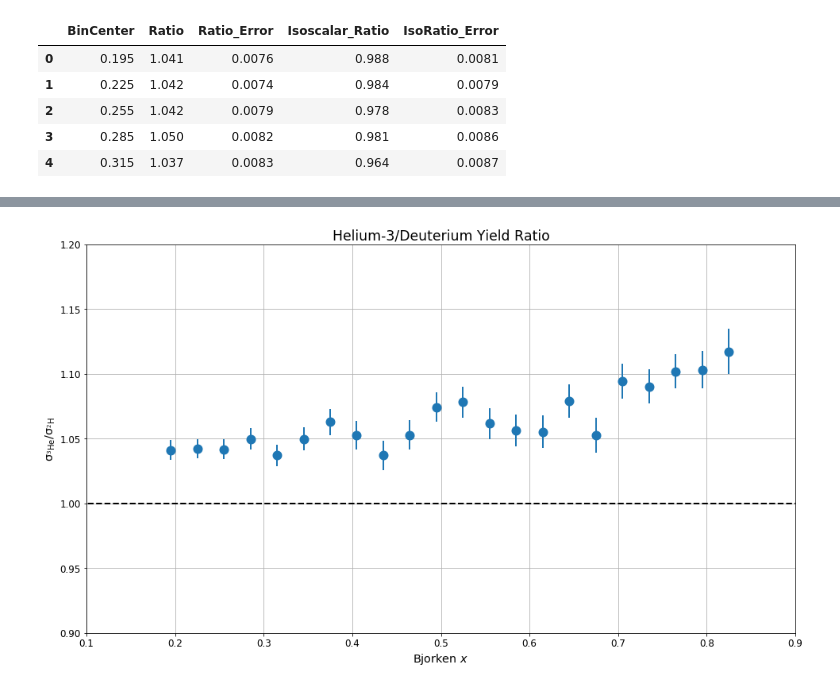
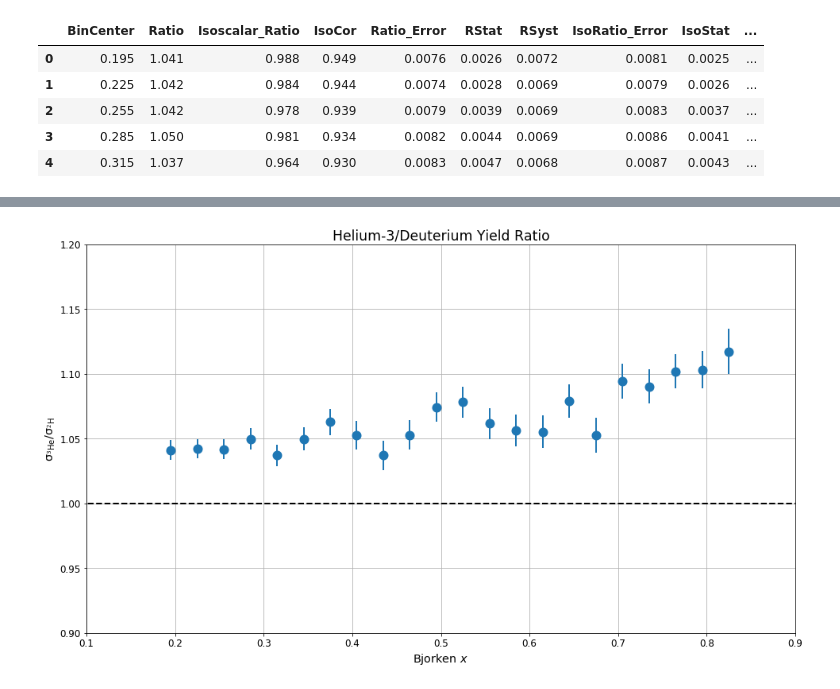
Before and after one commit to TJHague/Tritium-Analysis, a Jupyter notebook: emc/Python/Results_Plots.ipynb, the cells around one changed output, grey strips where cells are left out. Cells and saved outputs as stored; diff of their text form; code cells hidden in the pictures.

```diff
--- a/emc/Python/Results_Plots.ipynb
+++ b/emc/Python/Results_Plots.ipynb
@@ -3,7 +3,7 @@ import numpy as np
 import pandas as pd
 import matplotlib.pyplot as plt
 # %%
-inf = 'test/'
+inf = 'test_stat/'
 norm = 1.028
 
 emc = pd.read_csv(inf + "dataframes/final/He3_H2.csv", index_col = 0)
@@ -27,22 +27,38 @@ emc.head()
 # %%
-no_norm_out = emc[['BinCenter', 'Ratio', 'Isoscalar_Ratio', 'RelRatioError', 'RelIsoscalarRatioError']].copy()
+no_norm_out = emc[['BinCenter', 'Ratio', 'Isoscalar_Ratio', 'RelRatioError', 'RelIsoscalarRatioError','RelStat','RelSyst','IsoCorError','He3RC','H2RC','IsoCor']].copy()
 no_norm_out['Ratio_Error'] = no_norm_out.apply(lambda x: x.Ratio*x.RelRatioError, axis=1)
+no_norm_out['RStat'] = no_norm_out.apply(lambda x: x.Ratio*x.RelStat, axis=1)
+no_norm_out['RSyst'] = no_norm_out.apply(lambda x: x.Ratio*x.RelSyst, axis=1)
 no_norm_out['IsoRatio_Error'] = no_norm_out.apply(lambda x: x.Isoscalar_Ratio*x.RelIsoscalarRatioError, axis=1)
-no_norm_out = no_norm_out[['BinCenter', 'Ratio', 'Ratio_Error','Isoscalar_Ratio', 'IsoRatio_Error']].copy()
+no_norm_out['IsoStat'] = no_norm_out.apply(lambda x: x.Isoscalar_Ratio*x.RelStat, axis=1)
+no_norm_out['IsoSyst'] = no_norm_out.apply(lambda x: x.Isoscalar_Ratio*x.RelSyst, axis=1)
+no_norm_out['IsoCorErr'] = no_norm_out.apply(lambda x: x.Isoscalar_Ratio*x.IsoCorError, axis=1)
+
+no_norm_out['RC'] = no_norm_out.apply(lambda x: np.around(x.He3RC/x.H2RC, decimals=3), axis=1)
+
+no_norm_out = no_norm_out.drop(columns = ['RelRatioError', 'RelIsoscalarRatioError', 'RelStat', 'RelSyst', 'IsoCorError', 'He3RC', 'H2RC'])
 
 no_norm_out.Ratio = no_norm_out.apply(lambda x: np.around(x.Ratio, decimals=3) if x.Ratio_Error*100<=1 else np.around(x.Ratio, decimals=3), axis=1)
 no_norm_out.Isoscalar_Ratio = no_norm_out.apply(lambda x: np.around(x.Isoscalar_Ratio, decimals=3) if x.IsoRatio_Error*100<=1 else np.around(x.Isoscalar_Ratio, decimals=3), axis=1)
 no_norm_out.Ratio_Error = no_norm_out.Ratio_Error.apply(lambda x: np.around(x, decimals=4) if x*100<=1 else np.around(x, decimals=3))
 no_norm_out.IsoRatio_Error = no_norm_out.IsoRatio_Error.apply(lambda x: np.around(x, decimals=4) if x*100<=1 else np.around(x, decimals=3))
 
+no_norm_out.RStat = no_norm_out.RStat.apply(lambda x: np.around(x, decimals=4) if x*100<=1 else np.around(x, decimals=3))
+no_norm_out.RSyst = no_norm_out.RSyst.apply(lambda x: np.around(x, decimals=4) if x*100<=1 else np.around(x, decimals=3))
+no_norm_out.IsoStat = no_norm_out.IsoStat.apply(lambda x: np.around(x, decimals=4) if x*100<=1 else np.around(x, decimals=3))
+no_norm_out.IsoSyst = no_norm_out.IsoSyst.apply(lambda x: np.around(x, decimals=4) if x*100<=1 else np.around(x, decimals=3))
+no_norm_out.IsoCorErr = no_norm_out.IsoCorErr.apply(lambda x: np.around(x, decimals=4) if x*100<=1 else np.around(x, decimals=3))
+
+no_norm_out.IsoCor = no_norm_out.IsoCor.apply(lambda x: np.around(x,decimals=3))
+
 no_norm_out.to_csv(tblout + 'no_norm.csv')
 
 no_norm_out.head()
 # %% [output]
-|  | BinCenter | Ratio | Ratio_Error | Isoscalar_Ratio | IsoRatio_Error |
-| 0 | 0.195 | 1.041 | 0.0076 | 0.988 | 0.0081 |
-| 1 | 0.225 | 1.042 | 0.0074 | 0.984 | 0.0079 |
-| 2 | 0.255 | 1.042 | 0.0079 | 0.978 | 0.0083 |
-| 3 | 0.285 | 1.050 | 0.0082 | 0.981 | 0.0086 |
-| 4 | 0.315 | 1.037 | 0.0083 | 0.964 | 0.0087 |
+|  | BinCenter | Ratio | Isoscalar_Ratio | IsoCor | Ratio_Error | RStat | RSyst | IsoRatio_Error | IsoStat | ... |
+| 0 | 0.195 | 1.041 | 0.988 | 0.949 | 0.0076 | 0.0026 | 0.0072 | 0.0081 | 0.0025 | ... |
+| 1 | 0.225 | 1.042 | 0.984 | 0.944 | 0.0074 | 0.0028 | 0.0069 | 0.0079 | 0.0026 | ... |
+| 2 | 0.255 | 1.042 | 0.978 | 0.939 | 0.0079 | 0.0039 | 0.0069 | 0.0083 | 0.0037 | ... |
+| 3 | 0.285 | 1.050 | 0.981 | 0.934 | 0.0082 | 0.0044 | 0.0069 | 0.0086 | 0.0041 | ... |
+| 4 | 0.315 | 1.037 | 0.964 | 0.930 | 0.0083 | 0.0047 | 0.0068 | 0.0087 | 0.0043 | ... |
 # %%
```
Also changed, not shown: parts of 2 cells of this notebook, 6 other files.
